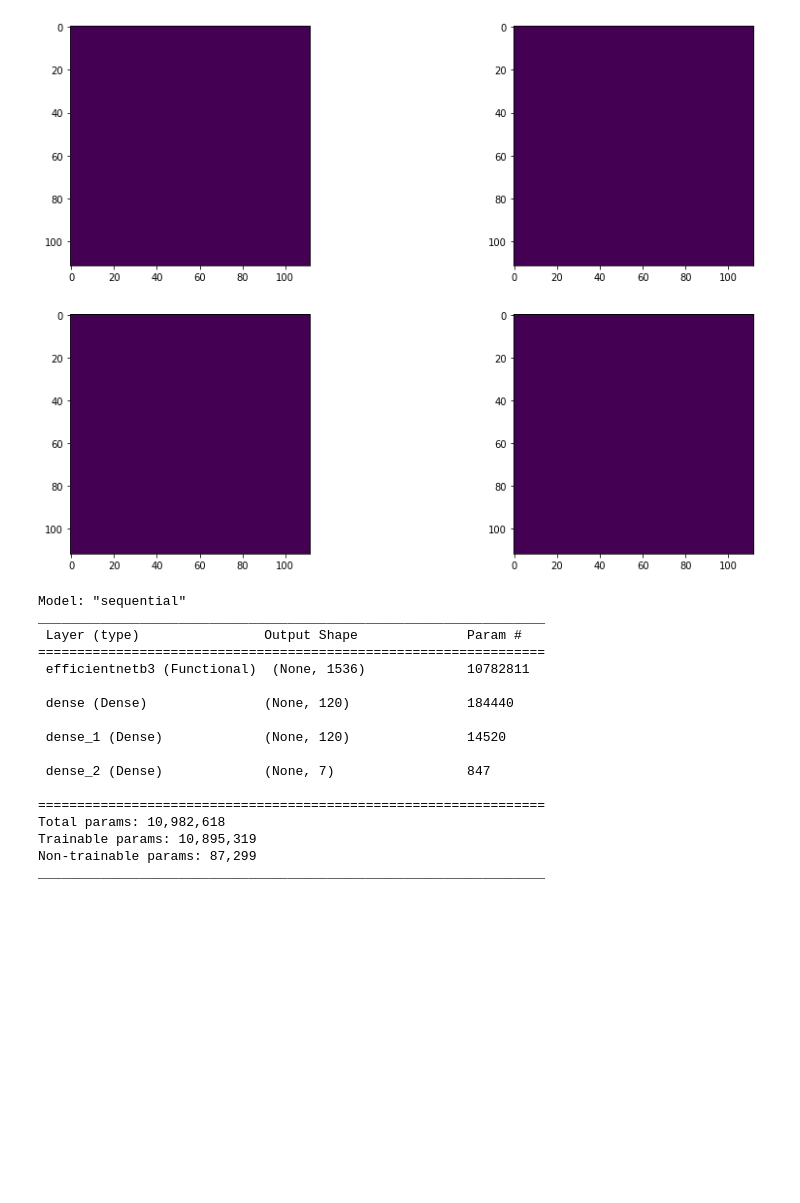
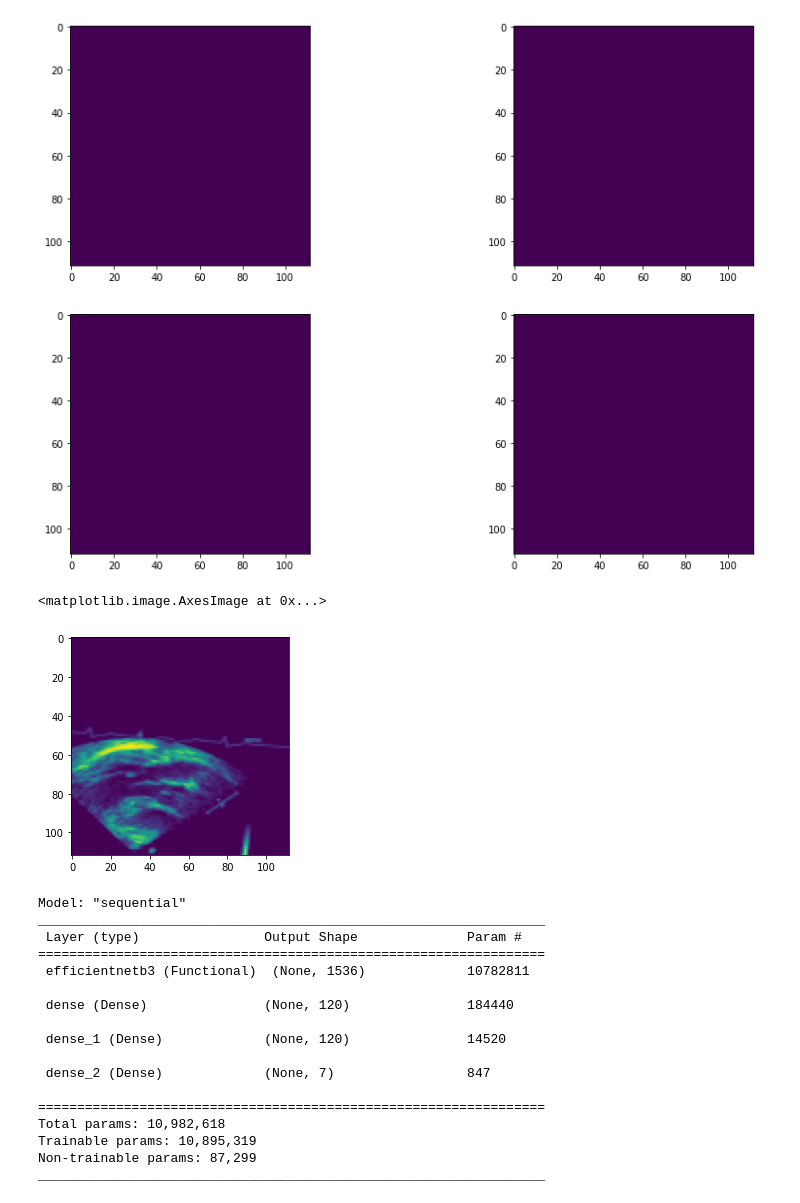
Before and after one commit to Ersel26/echo_KVAK, a Jupyter notebook: echo_KVAK_efficientNet.ipynb, the cells around one changed output. Saved outputs shown, nothing was run; the diff lists cells and outputs as text; code cells hidden in the pictures; blank space fills up the shorter version.

Commit message:
augmentation and one hot encoding

```diff
--- a/echo_KVAK_efficientNet.ipynb
+++ b/echo_KVAK_efficientNet.ipynb
@@ -61,3 +64,23 @@ Found 2302 images belonging to 7 classes.
+# %%
+img_augmentation = Sequential(
+    [
+        layers.RandomTranslation(height_factor=0.1, width_factor=0.1)
+    ],
+    name="img_augmentation",
+)
+
+def input_preprocess(image, label):
+    label = tf.one_hot(label, NUM_CLASSES)
+    return image, label
+
+train_generator = train_generator.map(
+    input_preprocess, num_parallel_calls=tf.data.AUTOTUNE
+)
+train_generator = train_generator.batch(batch_size=BATCH_SIZE, drop_remainder=True)
+train_generator = train_generator.prefetch(tf.data.AUTOTUNE)
+
+validation_generator = validation_generator.map(input_preprocess)
+validation_generator = validation_generator.batch(batch_size=BATCH_SIZE, drop_remainder=True)
 # %%
 rows = 2
 columns = 2
@@ -70,6 +93,12 @@ for r in range(rows):
 fig.set_size_inches(15,10)
 # %% [output]
 [figure]
+# %%
+train_images, train_labels = next(train_generator)
+plt.imshow(train_images[15])
+# %% [output]
+<matplotlib.image.AxesImage at 0x...>
+[figure, added]
 # %%
 efficient_net = EfficientNetB3(
     weights=None,
```
Also changed, not shown: parts of 3 cells of this notebook.
